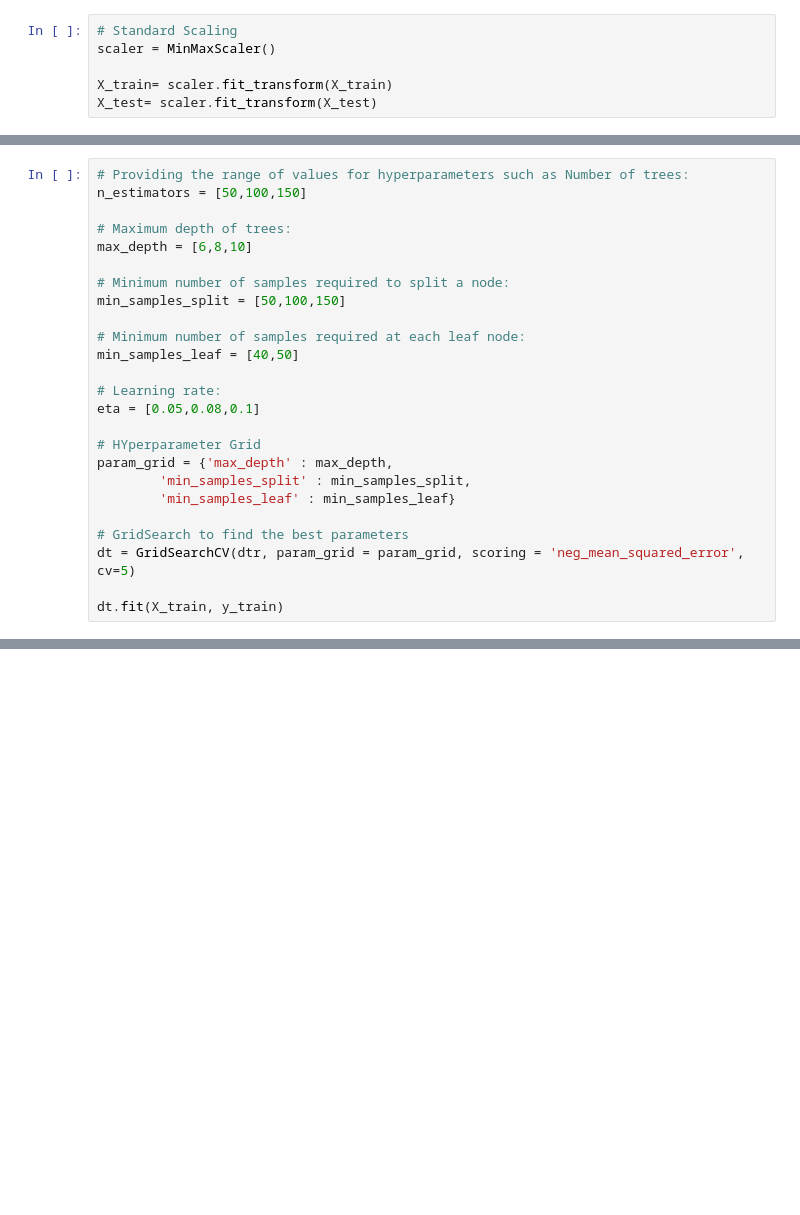
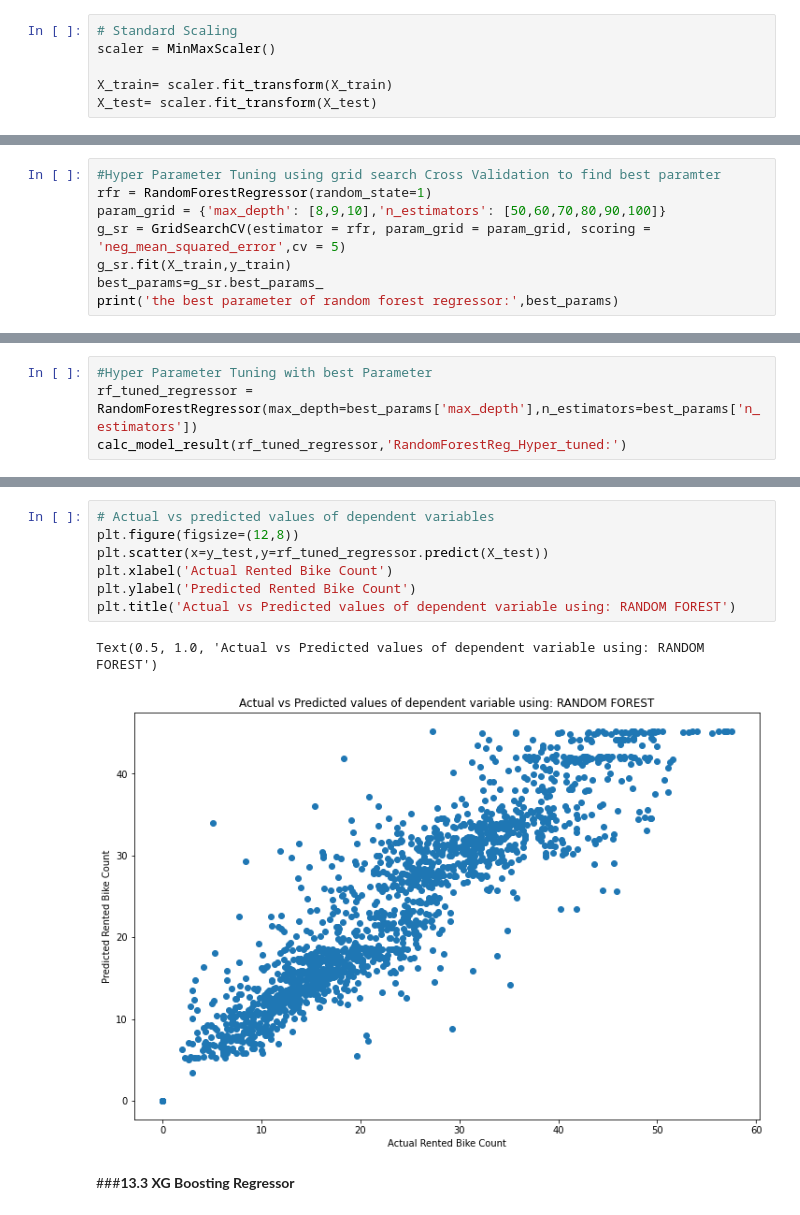
Before and after one commit to Rajakumaran-S/Seoul_Bike_Sharing_Demand_Prediction-_Capstone_Project-II, a Jupyter notebook: Raja_Bike_Sharing_Demand_Prediction_Capstone_Project_II.ipynb, the cells around one changed output, grey strips where cells are left out. Cells and saved outputs as stored; diff of their text form; blank space fills up the shorter version.

```diff
--- a/Raja_Bike_Sharing_Demand_Prediction_Capstone_Project_II.ipynb
+++ b/Raja_Bike_Sharing_Demand_Prediction_Capstone_Project_II.ipynb
@@ -950,25 +644,0 @@ y_pred_train  = dtr.predict(X_train)
-# %%
-# Providing the range of values for hyperparameters such as Number of trees:
-n_estimators = [50,100,150]
-
-# Maximum depth of trees:
-max_depth = [6,8,10]
-
-# Minimum number of samples required to split a node:
-min_samples_split = [50,100,150]
-
-# Minimum number of samples required at each leaf node:
-min_samples_leaf = [40,50]
-
-# Learning rate:
-eta = [0.05,0.08,0.1]
-
-# HYperparameter Grid
-param_grid = {'max_depth' : max_depth,
-        'min_samples_split' : min_samples_split,
-        'min_samples_leaf' : min_samples_leaf}
-
-# GridSearch to find the best parameters
-dt = GridSearchCV(dtr, param_grid = param_grid, scoring = 'neg_mean_squared_error', cv=5)
-
-dt.fit(X_train, y_train)
@@ -1044,0 +720,8 @@ plt.show()
+# %%
+#Hyper Parameter Tuning using grid search Cross Validation to find best paramter
+rfr = RandomForestRegressor(random_state=1)
+param_grid = {'max_depth': [8,9,10],'n_estimators': [50,60,70,80,90,100]}
+g_sr = GridSearchCV(estimator = rfr, param_grid = param_grid, scoring = 'neg_mean_squared_error',cv = 5)
+g_sr.fit(X_train,y_train)
+best_params=g_sr.best_params_
+print('the best parameter of random forest regressor:',best_params)
@@ -1044,0 +730,4 @@ plt.show()
+# %%
+#Hyper Parameter Tuning with best Parameter
+rf_tuned_regressor = RandomForestRegressor(max_depth=best_params['max_depth'],n_estimators=best_params['n_estimators'])
+calc_model_result(rf_tuned_regressor,'RandomForestReg_Hyper_tuned:')
@@ -1044,0 +751,12 @@ plt.show()
+# %%
+# Actual vs predicted values of dependent variables
+plt.figure(figsize=(12,8))
+plt.scatter(x=y_test,y=rf_tuned_regressor.predict(X_test))
+plt.xlabel('Actual Rented Bike Count')
+plt.ylabel('Predicted Rented Bike Count')
+plt.title('Actual vs Predicted values of dependent variable using: RANDOM FOREST')
+# %% [output]
+Text(0.5, 1.0, 'Actual vs Predicted values of dependent variable using: RANDOM FOREST')
+[figure, added]
+# %% [markdown]
+###<b>13.3 XG Boosting Regressor
```
Also changed, not shown: parts of 88 cells of this notebook.
